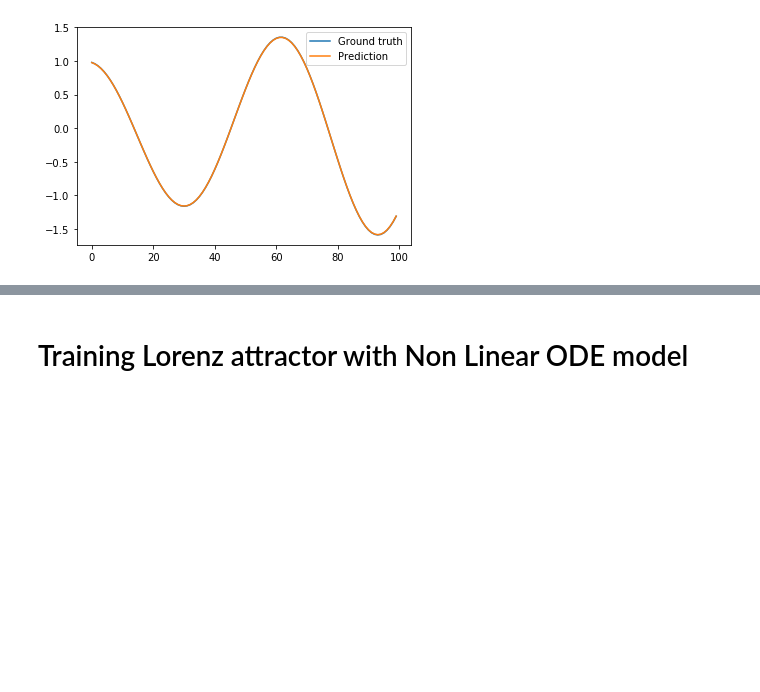
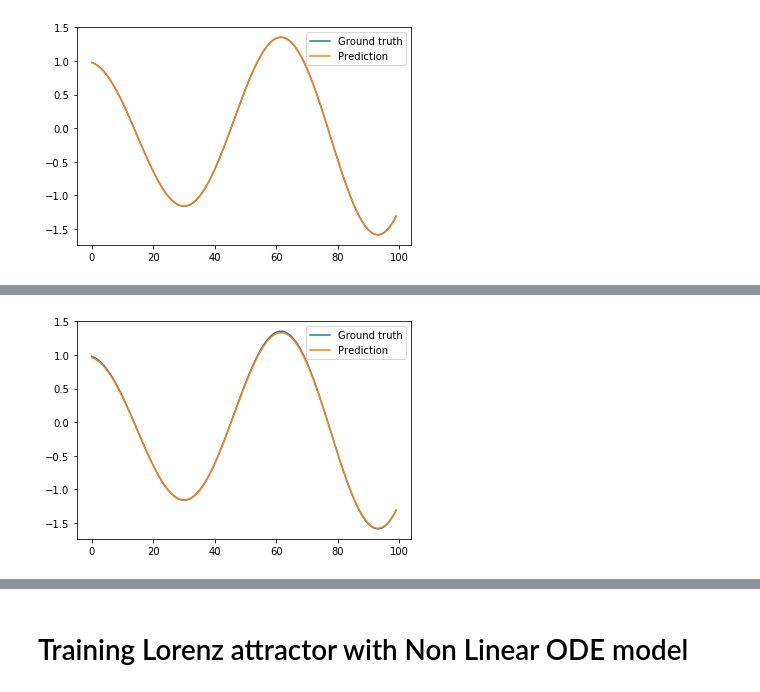
Before and after one commit to KennethThNg/Semester-project-dynamical-system-learning, a Jupyter notebook: ODELayersTest.ipynb, the cells around one changed output, grey strips where cells are left out. Drawn from its saved outputs; the diff is of its cells as text; code cells hidden in the pictures; blank space fills up the shorter version.

```diff
--- a/ODELayersTest.ipynb
+++ b/ODELayersTest.ipynb
@@ -156,0 +204,7 @@ plt.show()
+# %%
+plt.plot(train_y[:,0].numpy(), label='Ground truth')
+plt.plot(prediction[:,0].detach().numpy(), label='Prediction')
+plt.legend()
+plt.show()
+# %% [output]
+[figure, added]
```
Also changed, not shown: parts of 19 cells of this notebook.
